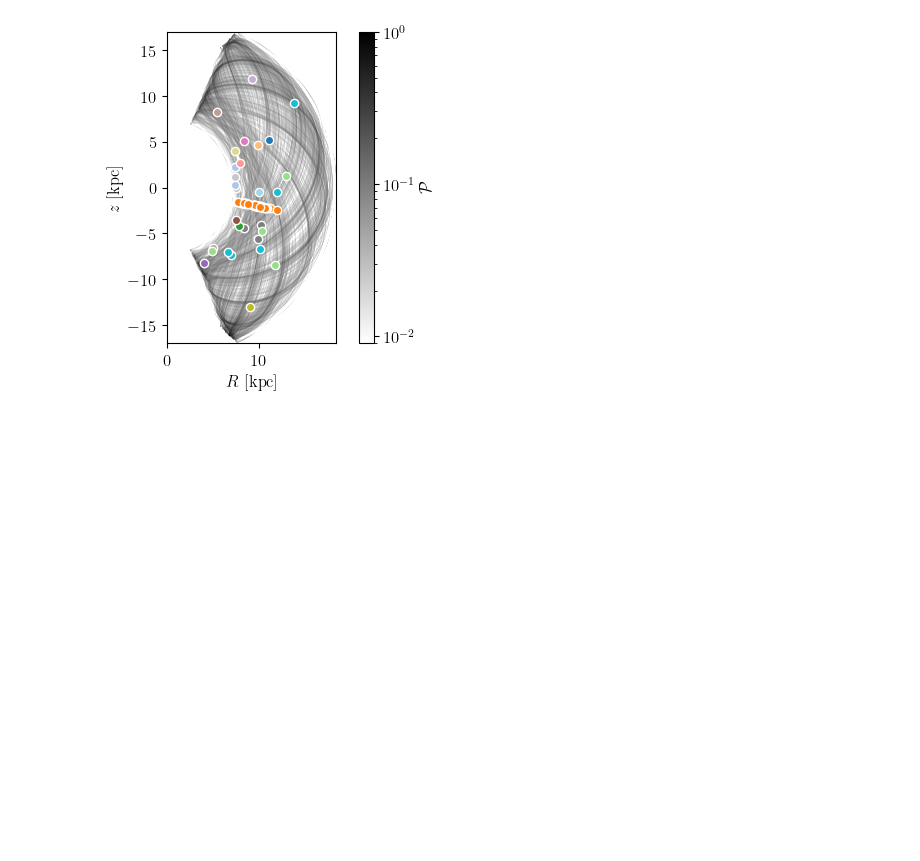
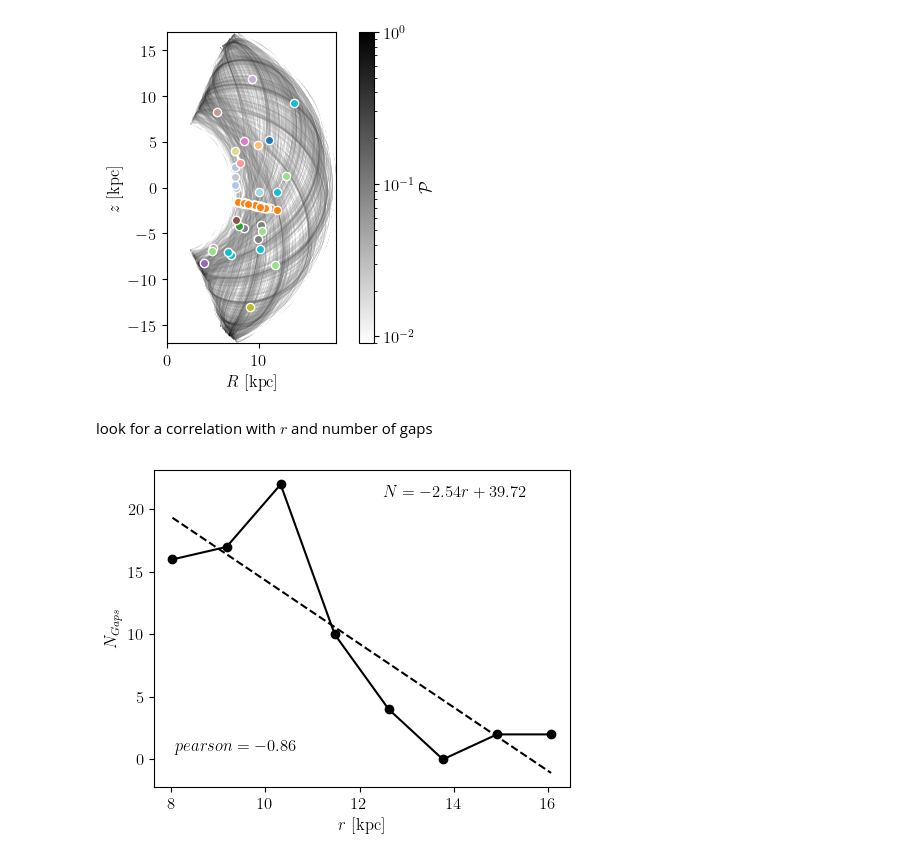
Before and after one commit to salvatore-ferrone/stream_analysis, a Jupyter notebook: figures/perturber_statistics.ipynb, the cells around one changed output. Drawn from its saved outputs; the diff is of its cells as text; code cells hidden in the pictures; blank space fills up the shorter version.

Commit message:
coputed linear relationship on gap frequency to galcen distance

```diff
--- a/figures/perturber_statistics.ipynb
+++ b/figures/perturber_statistics.ipynb
@@ -437,3 +437,45 @@ fig.tight_layout()
 fig.savefig(outdir+outname,dpi=300)
 # %% [output]
 [figure]
+# %% [markdown]
+look for a correlation with $r$ and number of gaps
+# %%
+# correlate centers and counts with just numpy
+def pearson_correlation(x, y):
+    # Ensure the input arrays have the same length
+    if len(x) != len(y):
+        raise ValueError("Arrays must have the same length")
+
+    # Compute the means of the arrays
+    mean_x = np.mean(x)
+    mean_y = np.mean(y)
+
+    # Compute the numerator of the Pearson correlation coefficient
+    numerator = np.sum((x - mean_x) * (y - mean_y))
+
+    # Compute the denominator of the Pearson correlation coefficient
+    denominator = np.sqrt(np.sum((x - mean_x)**2) * np.sum((y - mean_y)**2))
+
+    # Compute the Pearson correlation coefficient
+    correlation = numerator / denominator
+
+    return correlation
+# %%
+rs = np.sqrt( np.array(Rs)**2 + np.array(zs)**2 )
+nbins = int(np.ceil(np.sqrt(rs.shape[0])))
+bins = np.linspace(rs.min(), rs.max(), nbins)
+counts, edges = np.histogram(rs, bins=bins)
+centers = 0.5 * (edges[:-1] + edges[1:])
+# correlate with distance
+
+correlation = pearson_correlation(centers, counts)
+coeffs=np.polyfit(centers, counts, 1)
+fig, axis = plt.subplots(1, 1, figsize=(5, 4))
+axis.plot(centers, counts, marker='o', linestyle='-', color='k')
+axis.set(xlabel=r"$r$ [kpc]", ylabel=r"$N_{Gaps}$")
+axis.text(0.05, 0.15, f"$pearson = {correlation:.2f}$", transform=axis.transAxes, ha='left', va='top')
+axis.text(0.55, 0.95, f"$N = {coeffs[0]:.2f} r + {coeffs[1]:.2f}$", transform=axis.transAxes, ha='left', va='top')
+axis.plot(centers, coeffs[0] * centers + coeffs[1], linestyle='--', color='k',label="Linear fit")
+fig.tight_layout()
+# %% [output]
+[figure, added]
```
Also changed, not shown: parts of 1 cell of this notebook.
